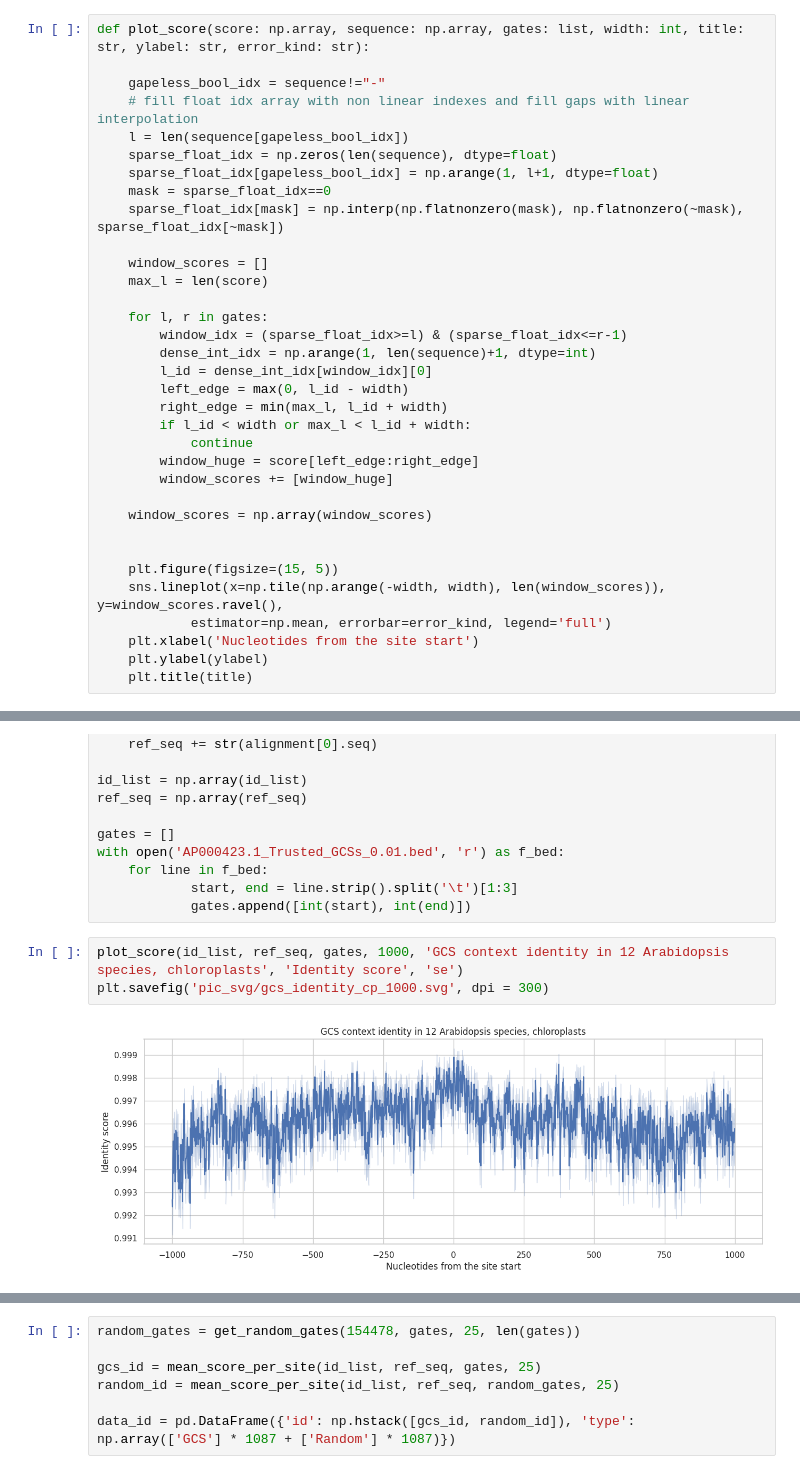
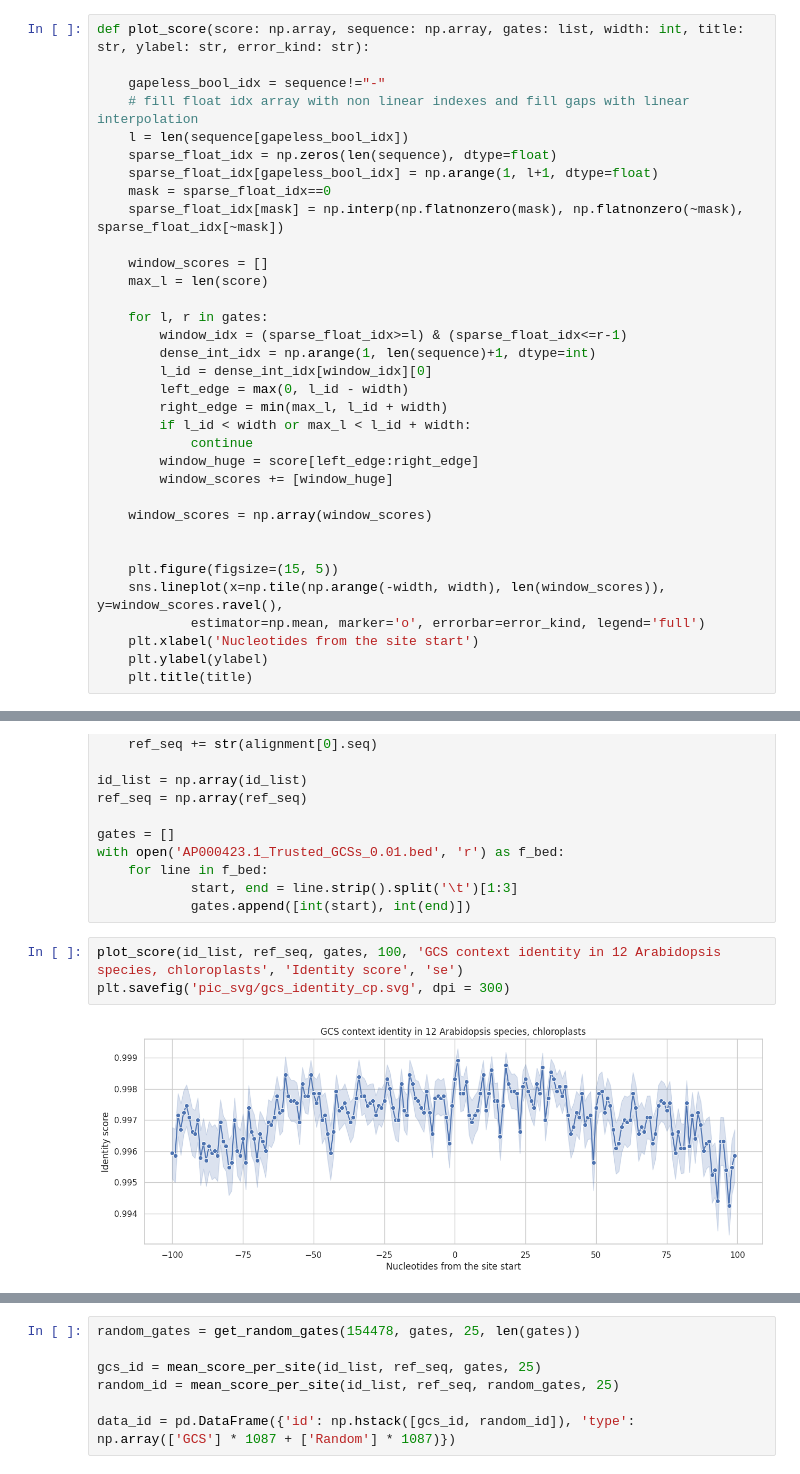
Before and after one commit to sutormin94/Arabidopsis_gyrase_Topo-Seq, a Jupyter notebook: conservation/analyse_maf_cons.ipynb, the cells around one changed output, grey strips where cells are left out. Cells and saved outputs as stored; diff of their text form.

```diff
--- a/conservation/analyse_maf_cons.ipynb
+++ b/conservation/analyse_maf_cons.ipynb
@@ -56,7 +56,7 @@ def plot_score(score: np.array, sequence: np.array, gates: list, width: int, tit
 
     plt.figure(figsize=(15, 5))
     sns.lineplot(x=np.tile(np.arange(-width, width), len(window_scores)), y=window_scores.ravel(),
-            estimator=np.mean, errorbar=error_kind, legend='full')
+            estimator=np.mean, marker='o', errorbar=error_kind, legend='full')
     plt.xlabel('Nucleotides from the site start')
     plt.ylabel(ylabel)
     plt.title(title)
@@ -234,7 +234,7 @@ with open('AP000423.1_Trusted_GCSs_0.01.bed', 'r') as f_bed:
             start, end = line.strip().split('\t')[1:3]
             gates.append([int(start), int(end)])
 # %%
-plot_score(id_list, ref_seq, gates, 1000, 'GCS context identity in 12 Arabidopsis species, chloroplasts', 'Identity score', 'se')
-plt.savefig('pic_svg/gcs_identity_cp_1000.svg', dpi = 300)
+plot_score(id_list, ref_seq, gates, 100, 'GCS context identity in 12 Arabidopsis species, chloroplasts', 'Identity score', 'se')
+plt.savefig('pic_svg/gcs_identity_cp.svg', dpi = 300)
 # %% [output]
-[figure, old version]
+[figure, new version]
```
Also changed, not shown: parts of 3 cells of this notebook, 21 other files.
